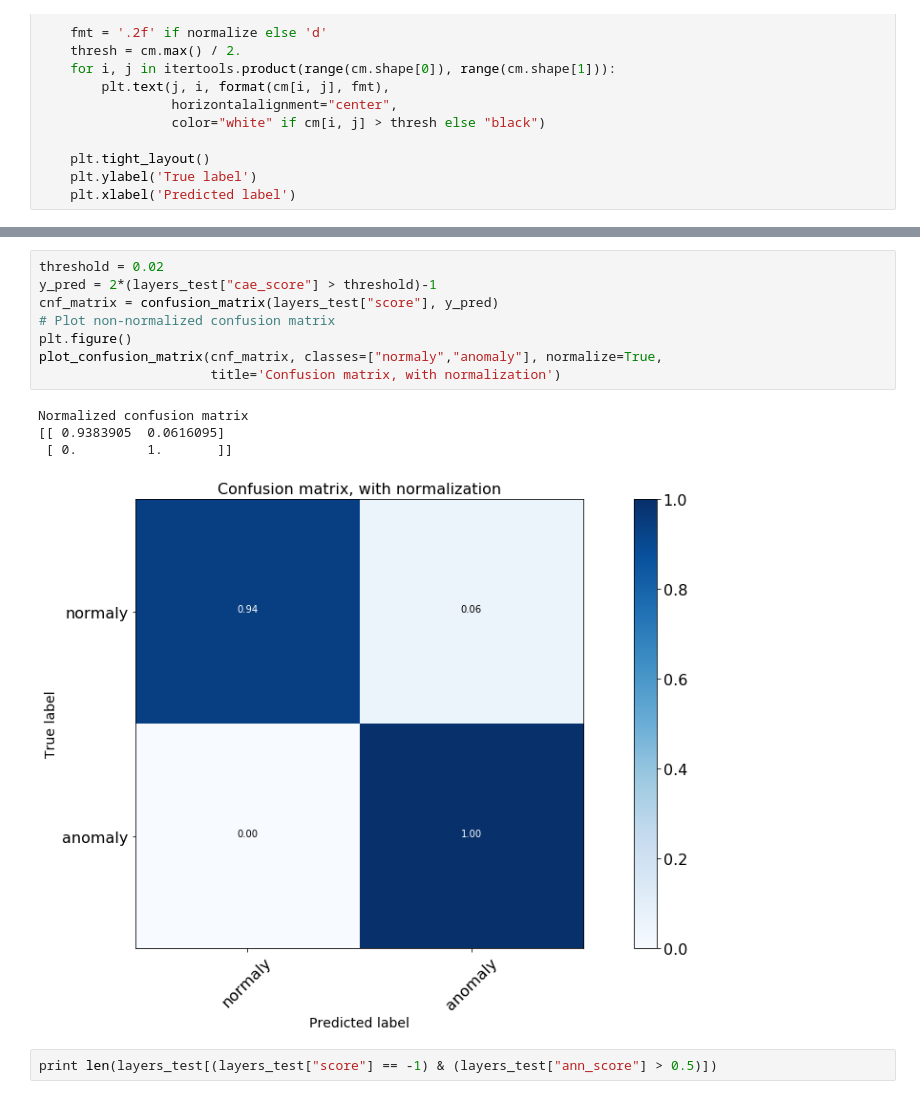
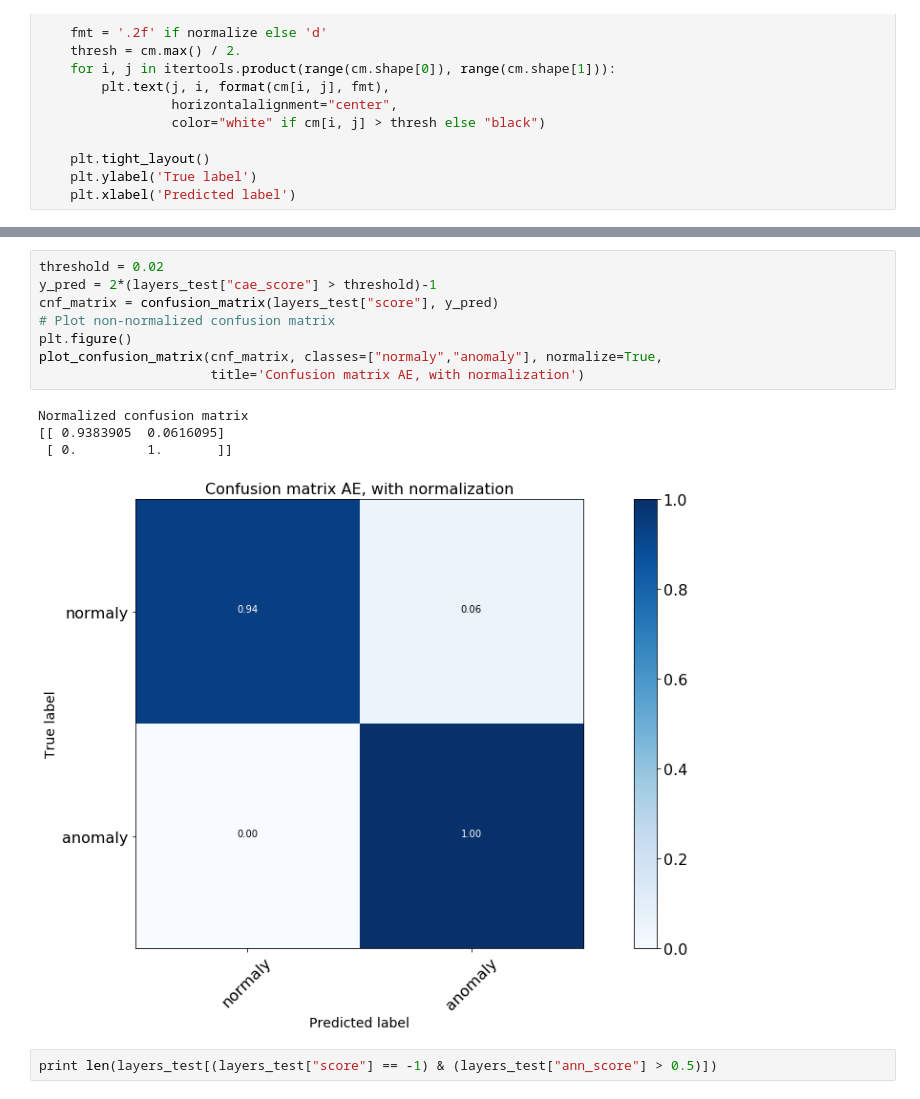
Before and after one commit to merveince92/RPCTriggerRateMonitoringWithML, a Jupyter notebook: inst_lumi_extractor.ipynb, the cells around one changed output, grey strips where cells are left out. Drawn from its saved outputs; the diff is of its cells as text.

```diff
--- a/inst_lumi_extractor.ipynb
+++ b/inst_lumi_extractor.ipynb
@@ -1038,16 +1038,16 @@ Normalized confusion matrix
 # %%
 threshold = 0.02
 y_pred = 2*(layers_test["cae_score"] > threshold)-1
 cnf_matrix = confusion_matrix(layers_test["score"], y_pred)
 # Plot non-normalized confusion matrix
 plt.figure()
 plot_confusion_matrix(cnf_matrix, classes=["normaly","anomaly"], normalize=True,
-                      title='Confusion matrix, with normalization')
+                      title='Confusion matrix AE, with normalization')
 # %% [output]
 Normalized confusion matrix
 [[ 0.9383905  0.0616095]
  [ 0.         1.       ]]
-[figure, old version]
+[figure, new version]
 # %%
 print len(layers_test[(layers_test["score"] == -1) & (layers_test["ann_score"] > 0.5)])
 # %% [output]
```
Also changed, not shown: parts of 15 cells of this notebook.
